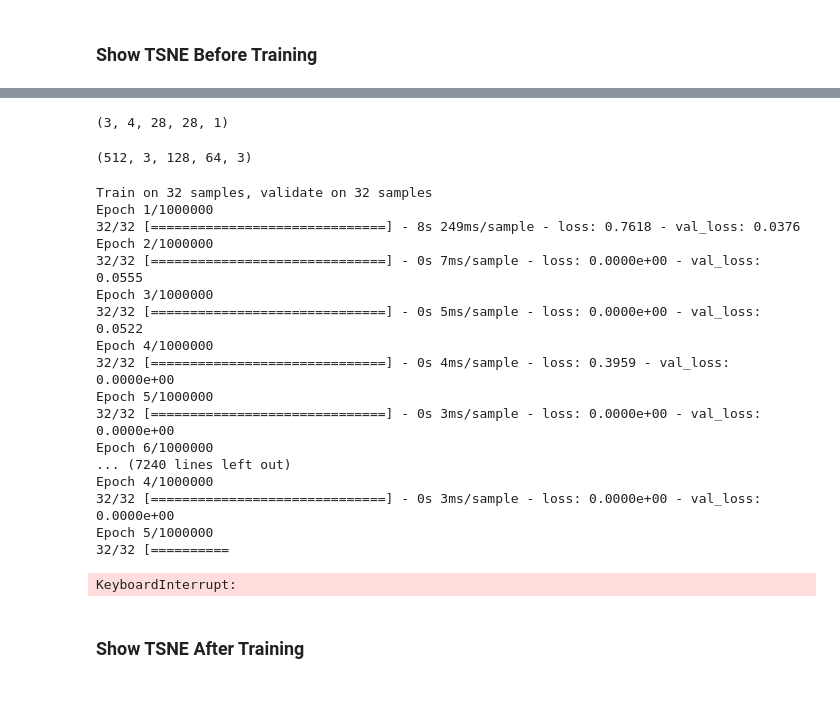
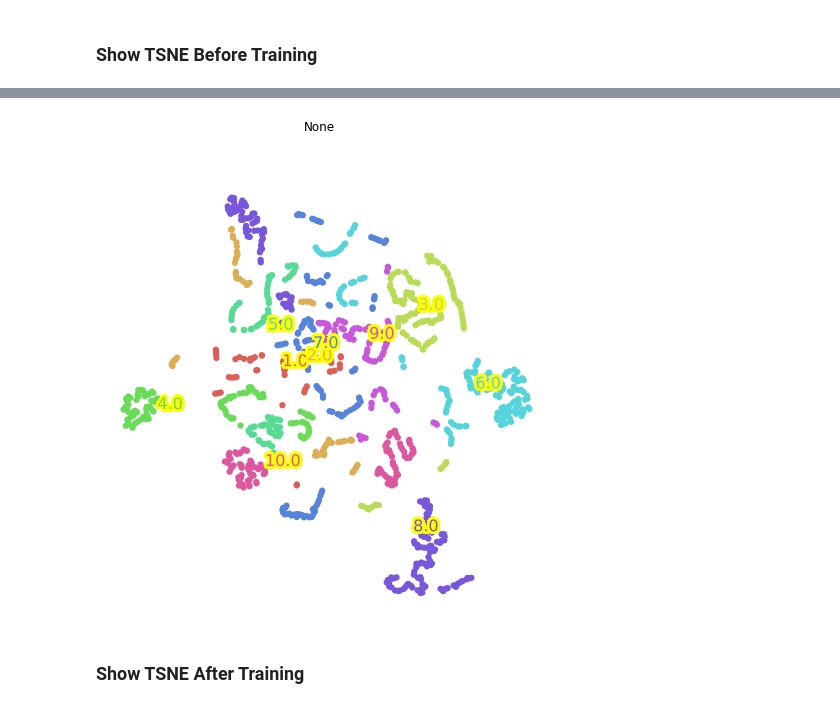
Before and after one commit to jblupus/ammd-siamesas, a Jupyter notebook: AMMD2_Siamesas_01.ipynb, the cells around one changed output, grey strips where cells are left out. Drawn from its saved outputs; the diff is of its cells as text; code cells hidden in the pictures.

```diff
--- a/AMMD2_Siamesas_01.ipynb
+++ b/AMMD2_Siamesas_01.ipynb
@@ -39,7 +39,9 @@ import matplotlib.patheffects as PathEffects
 %matplotlib inline
 
 import os
-os.environ["CUDA_VISIBLE_DEVICES"] = "2"
+os.environ["CUDA_VISIBLE_DEVICES"] = "1"
+
+TRAINING = False
 # %% [output]
 2.0.0
 4.28.1
@@ -253,7 +380,2 @@ x_train = x_train.reshape((60000, 28, 28, 1)).astype('float')
 # %% [markdown]
 ### Show TSNE Before Training
-# %%
-embs = embs_model.predict(x_train[:512])
-labels = y_train[:512]
-embs_2d = TSNE().fit_transform(embs)
-scatter(embs_2d, labels)
@@ -282,39 +382,20 @@ def create_triplets(num_batches, batch_size):
-# %%
-for inp_ in create_triplets(3000, 4):
-    print(np.array(inp_).shape)
-    break
-# %% [output]
-(3, 4, 28, 28, 1)
-# %%
-print(np.array(X_train).shape)
-# %% [output]
-(512, 3, 128, 64, 3)
-# %%
-batch_size = 64
-y_true = np.array([[0.0 for _ in range(64)] for _ in range(batch_size)])
-
-
-early_stopping =  tf.keras.callbacks.EarlyStopping(monitor='val_loss', patience=5, min_delta=0,
-                                                         verbose=0, restore_best_weights=True)
-
-for inp_ in create_triplets(3000, batch_size):
-    model.fit(inp_ , y_true, batch_size=5, epochs=1000000, callbacks=[early_stopping], shuffle=True, validation_split=0.5)
-# %% [output]
-Train on 32 samples, validate on 32 samples
-Epoch 1/1000000
-32/32 [==============================] - 8s 249ms/sample - loss: 0.7618 - val_loss: 0.0376
-Epoch 2/1000000
-32/32 [==============================] - 0s 7ms/sample - loss: 0.0000e+00 - val_loss: 0.0555
-Epoch 3/1000000
-32/32 [==============================] - 0s 5ms/sample - loss: 0.0000e+00 - val_loss: 0.0522
-Epoch 4/1000000
-32/32 [==============================] - 0s 4ms/sample - loss: 0.3959 - val_loss: 0.0000e+00
-Epoch 5/1000000
-32/32 [==============================] - 0s 3ms/sample - loss: 0.0000e+00 - val_loss: 0.0000e+00
-Epoch 6/1000000
-... (7240 lines left out)
-Epoch 4/1000000
-32/32 [==============================] - 0s 3ms/sample - loss: 0.0000e+00 - val_loss: 0.0000e+00
-Epoch 5/1000000
-32/32 [==========
-KeyboardInterrupt:
+# %%
+if TRAINING:
+    embeddings, images = create_embeddings(map_person_to_filepaths('val'), s1_embs_model, debbug=False)
+
+    combined_embs = np.zeros(shape=(0,64))
+    labels = np.zeros(shape=(0,1))
+    count = 1
+    for (person, embs) in embeddings.items():
+        combined_embs = np.append( combined_embs,  embs, axis=0)
+        l = np.zeros((len(embs), 1)) + count
+        labels = np.append( labels,  l, axis=0)
+        count = count + 1
+        if count>10:
+            break
+
+    labels = labels.flatten()
+    embs_2d = TSNE().fit_transform(combined_embs)
+    scatter(embs_2d, labels)
+# %% [output]
+[figure, added]
```
Also changed, not shown: parts of 45 cells of this notebook, 6 other files.
